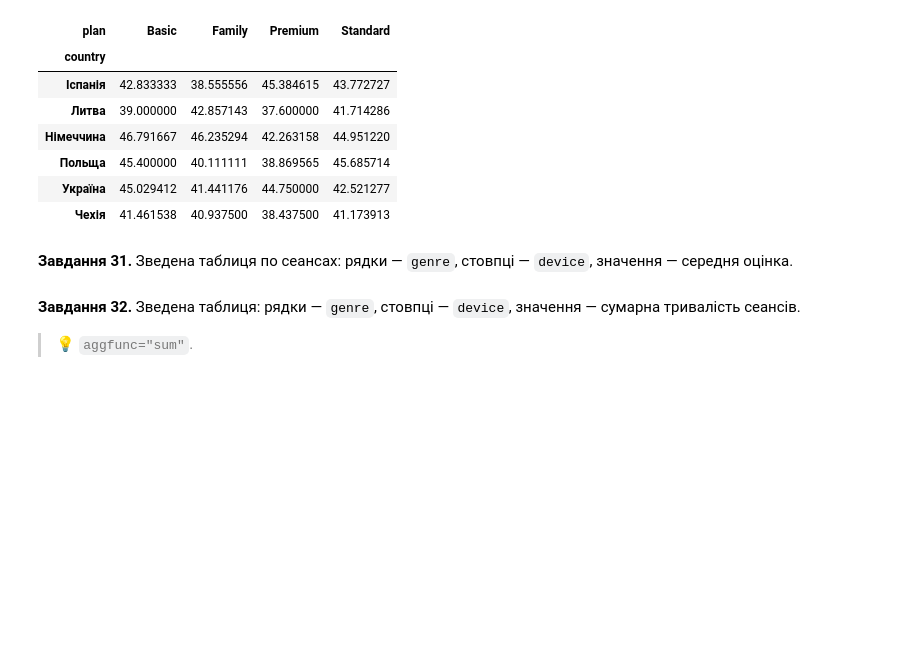
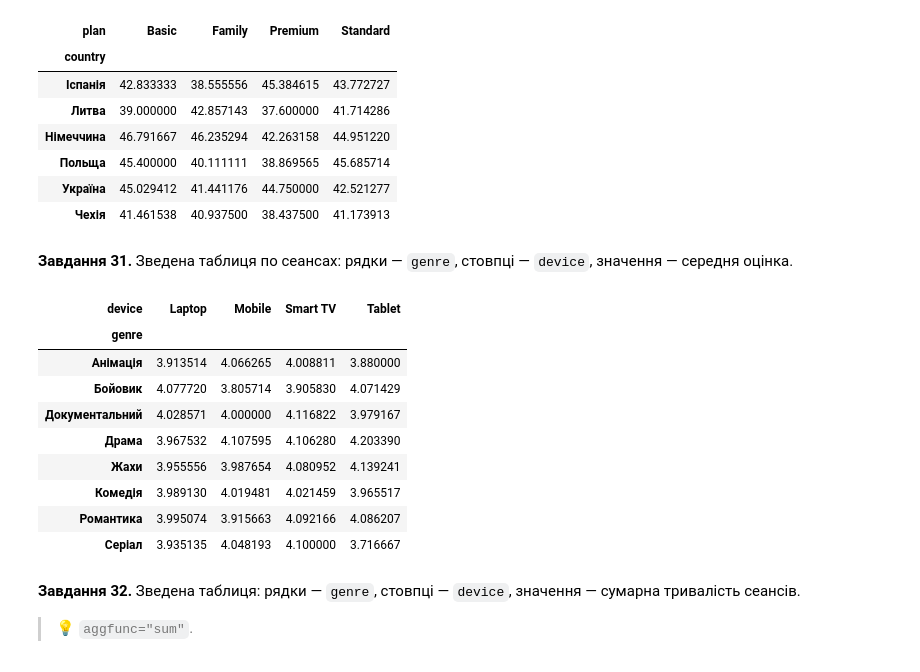
Before and after one commit to Wilson1994/DTA-2026, a Jupyter notebook: homework/pandas_viz_practice.ipynb, the cells around one changed output. Saved outputs shown, nothing was run; the diff lists cells and outputs as text; code cells hidden in the pictures; blank space fills up the shorter version.

```diff
--- a/homework/pandas_viz_practice.ipynb
+++ b/homework/pandas_viz_practice.ipynb
@@ -610,3 +608,24 @@ pd.pivot_table(
+# %%
+# Завдання 31:
+
+pd.pivot_table(
+    sess,
+    index="genre",
+    columns="device",
+    values="rating",
+    aggfunc="mean"
+)
+# %% [output]
+| device | Laptop | Mobile | Smart TV | Tablet |
+| genre |  |  |  |  |
+| Анімація | 3.913514 | 4.066265 | 4.008811 | 3.880000 |
+| Бойовик | 4.077720 | 3.805714 | 3.905830 | 4.071429 |
+| Документальний | 4.028571 | 4.000000 | 4.116822 | 3.979167 |
+| Драма | 3.967532 | 4.107595 | 4.106280 | 4.203390 |
+| Жахи | 3.955556 | 3.987654 | 4.080952 | 4.139241 |
+| Комедія | 3.989130 | 4.019481 | 4.021459 | 3.965517 |
+| Романтика | 3.995074 | 3.915663 | 4.092166 | 4.086207 |
+| Серіал | 3.935135 | 4.048193 | 4.100000 | 3.716667 |
 # %% [markdown]
 **Завдання 32.** Зведена таблиця: рядки — `genre`, стовпці — `device`, значення — сумарна тривалість сеансів.
 
```
Also changed, not shown: parts of 15 cells of this notebook.
